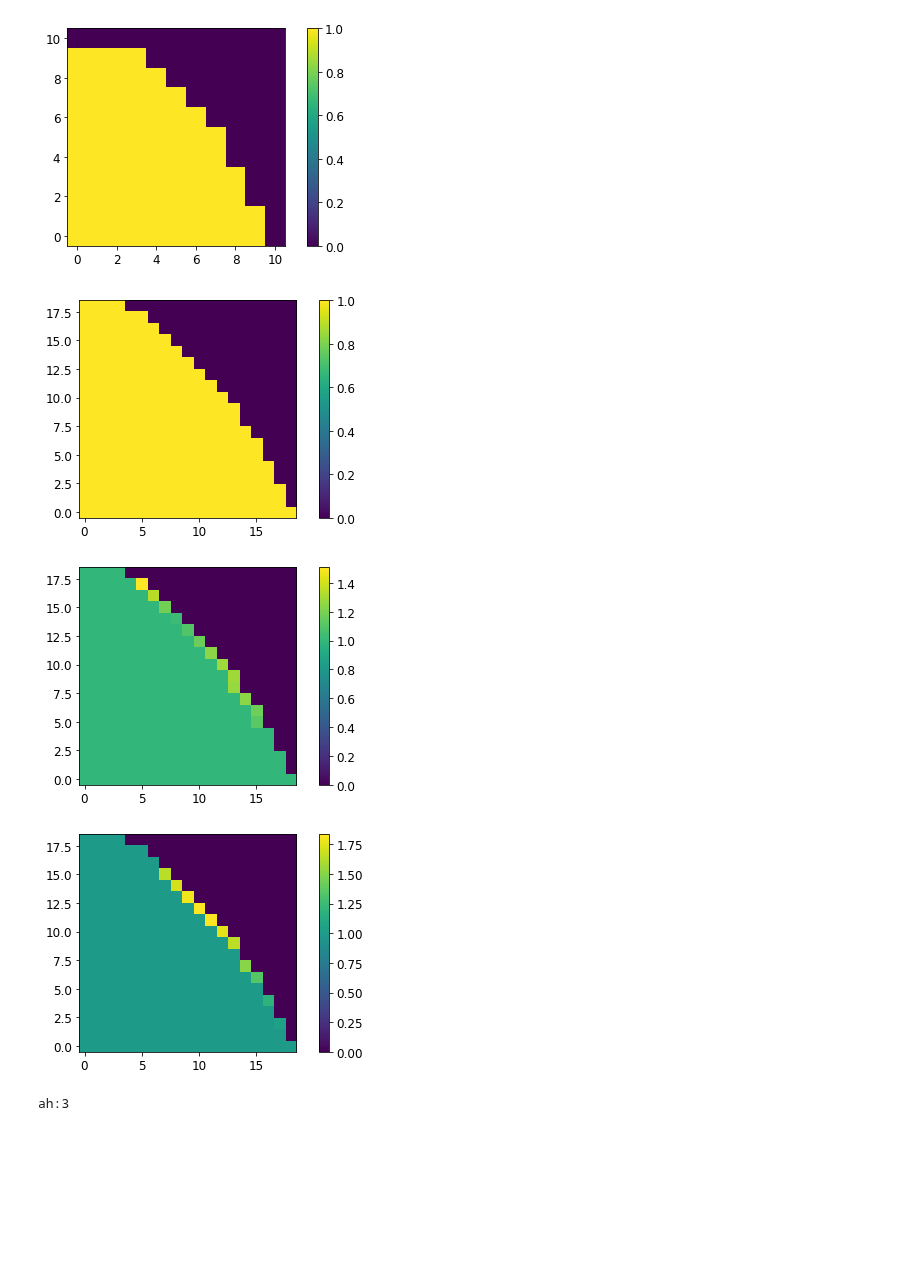
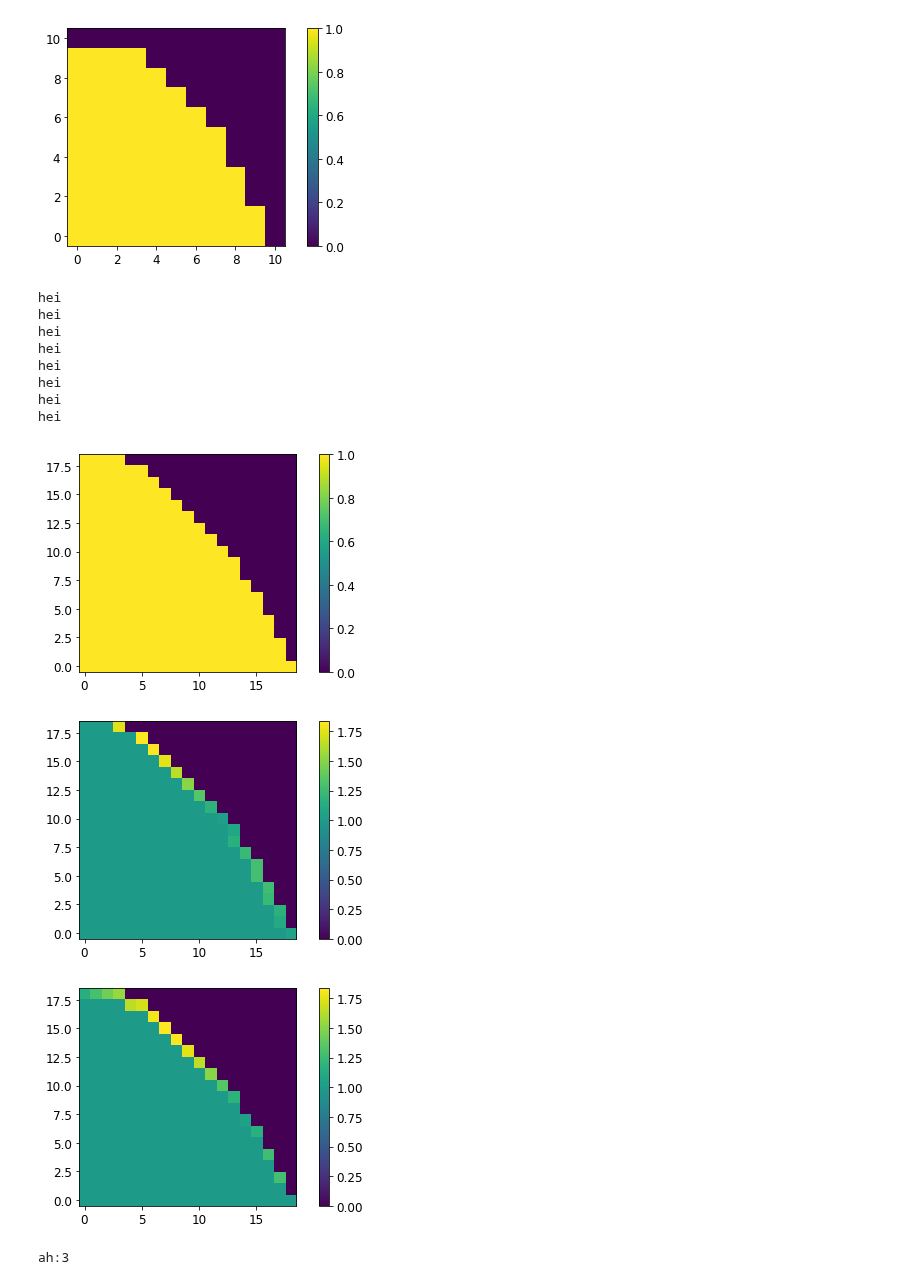
Before and after one commit to aledha/TMA4212-NumDiffDiff, a Jupyter notebook: Project 1/Project1_notebook.ipynb, the cells around one changed output. Saved outputs shown, nothing was run; the diff lists cells and outputs as text; code cells hidden in the pictures; blank space fills up the shorter version.

```diff
--- a/Project 1/Project1_notebook.ipynb
+++ b/Project 1/Project1_notebook.ipynb
@@ -813,9 +821,15 @@ def normal_dirichlet_paranolic_y(M, f):
     j = 0
 #
     for i in B:
-        if i[0] < M-1 and i[1] < M-1:
+        if i[0] < M+2 and i[1] < M-1:
             G[int(i[1]-1), int(i[0])-3] = f(float(D[j][0]), float(D[j][1]))
             j += 1
+        elif i[0] == M+2:
+            G[int(i[1])-1, int(i[0])-3] = f(float(D[j][0]), float(D[j][1]))
+            j+=1
+        elif i[1] == M-1:
+            G[int(i[1])-1, int(i[0])-3] = f(float(D[j][0]), float(D[j][1]))
+            j+=1
 #
     return (G)
 #
@@ -831,7 +845,7 @@ def normal_dirichlet_paranolic_x(M, f):
 #
     for i in A:
 #
-        if i[0] < M-1 and i[1] < M-1:
+        if i[0] < M-1 and i[1] < M+2:
             G[i[1]-3][i[0]-1] = f(float(C[j][0]),float(C[j][1]))
             j += 1
 #
@@ -842,35 +856,43 @@ def normal_dirichlet_paranolic_x(M, f):
 #
 M = 20
 #
 B = (projection_y(M)[1])# This is the boundary of Y
 #
 A = (projection_y(M)[1])# This is the boundary of X
 #
 #print(B, "Y")
 #print(A, "X")
 
 l = np.arange(M+1)
 t = np.zeros(M+1)
 r = np.zeros(M+1)
 b = np.arange(M+1)
 
 g1 = (normal_dirichlet([l, t, r, b], 1, 1))
 
 gy = normal_dirichlet_paranolic_y(M, f)
 gx = normal_dirichlet_paranolic_x(M, f)
 
 
 #print(g3)
 #print(g4)
 
 bool_domain = bool_domain_gen(M)[1:-1,1:-1]
 im(bool_domain)
 im(bool_domain + np.abs(gy))
 im(bool_domain + np.abs(gx))
 # %% [output]
+hei
+hei
+hei
+hei
+hei
+hei
+hei
+hei
 [figure]
-[figure, old version]
+[figure, new version]
-[figure, old version]
+[figure, new version]
 # %%
 def ndiag(consts, offsets, N):
     """Generate a matrix with arbitrary number of constant diagonals, 0 elsewhere
```
Also changed, not shown: parts of 6 cells of this notebook.
